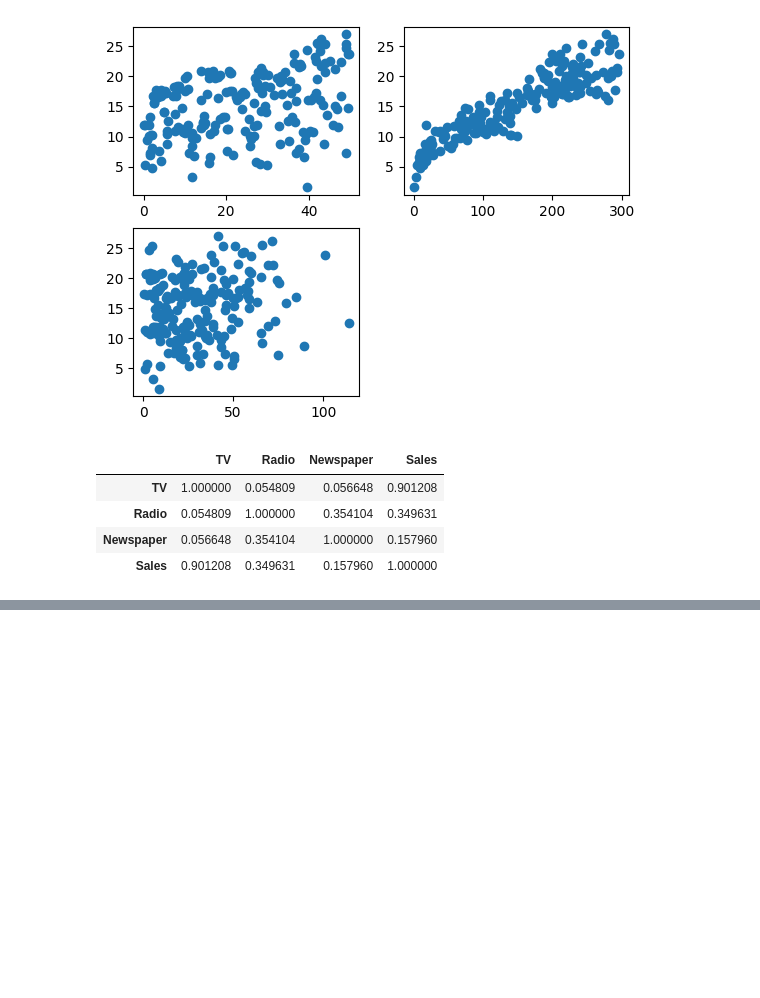
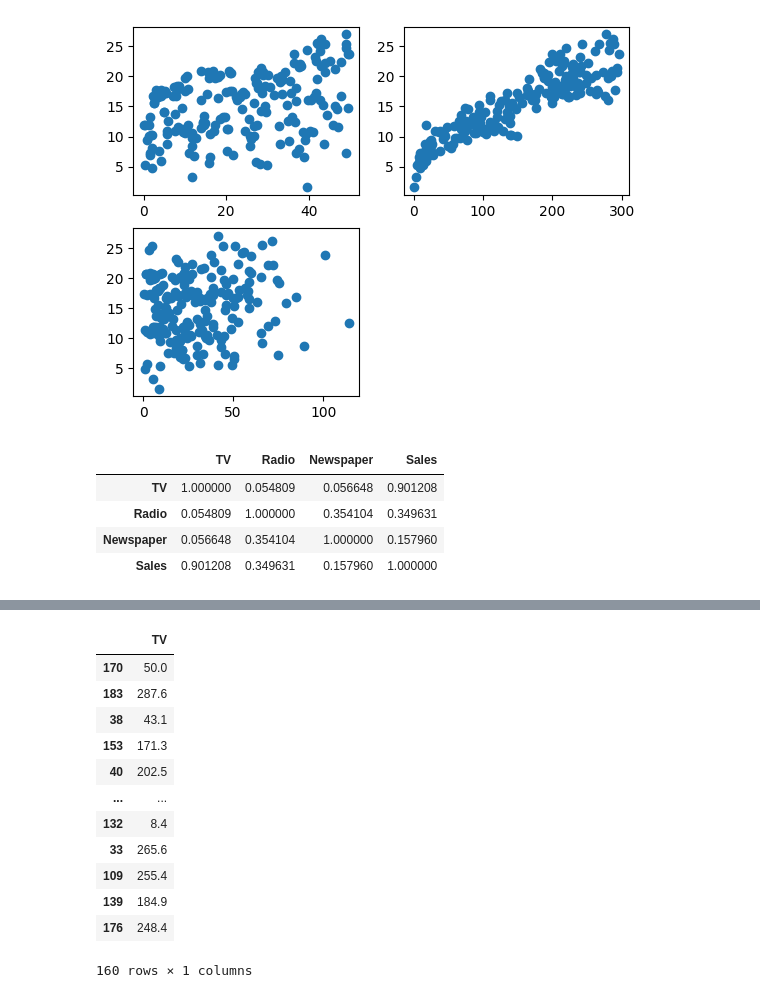
Before and after one commit to Naitikpareek123/Naitikpareek123, a Jupyter notebook: python/project3/advertising.ipynb, the cells around one changed output, grey strips where cells are left out. Drawn from its saved outputs; the diff is of its cells as text; code cells hidden in the pictures; blank space fills up the shorter version.

```diff
--- a/python/project3/advertising.ipynb
+++ b/python/project3/advertising.ipynb
@@ -154,0 +185,16 @@ data.corr()
+# %%
+TV_train
+# %% [output]
+|  | TV |
+| 170 | 50.0 |
+| 183 | 287.6 |
+| 38 | 43.1 |
+| 153 | 171.3 |
+| 40 | 202.5 |
+| ... | ... |
+| 132 | 8.4 |
+| 33 | 265.6 |
+| 109 | 255.4 |
+| 139 | 184.9 |
+| 176 | 248.4 |
+160 rows × 1 columns
```
Also changed, not shown: parts of 18 cells of this notebook.
